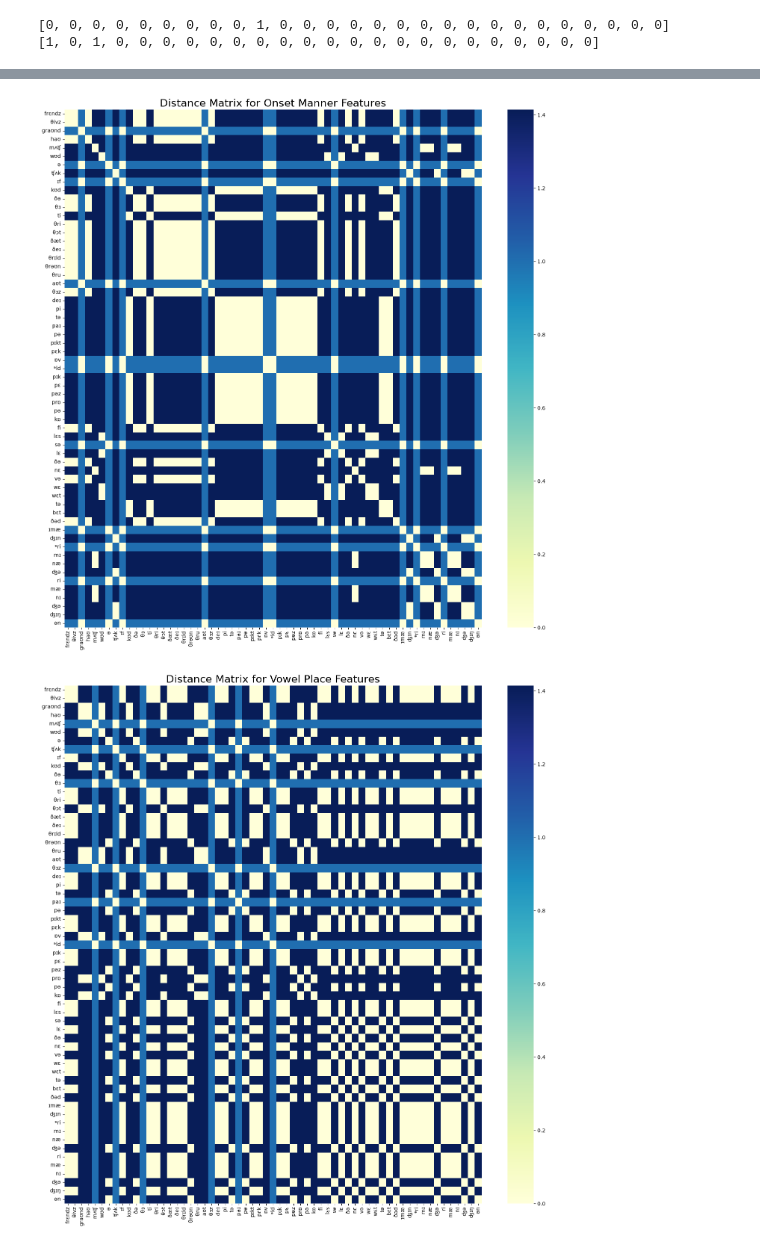
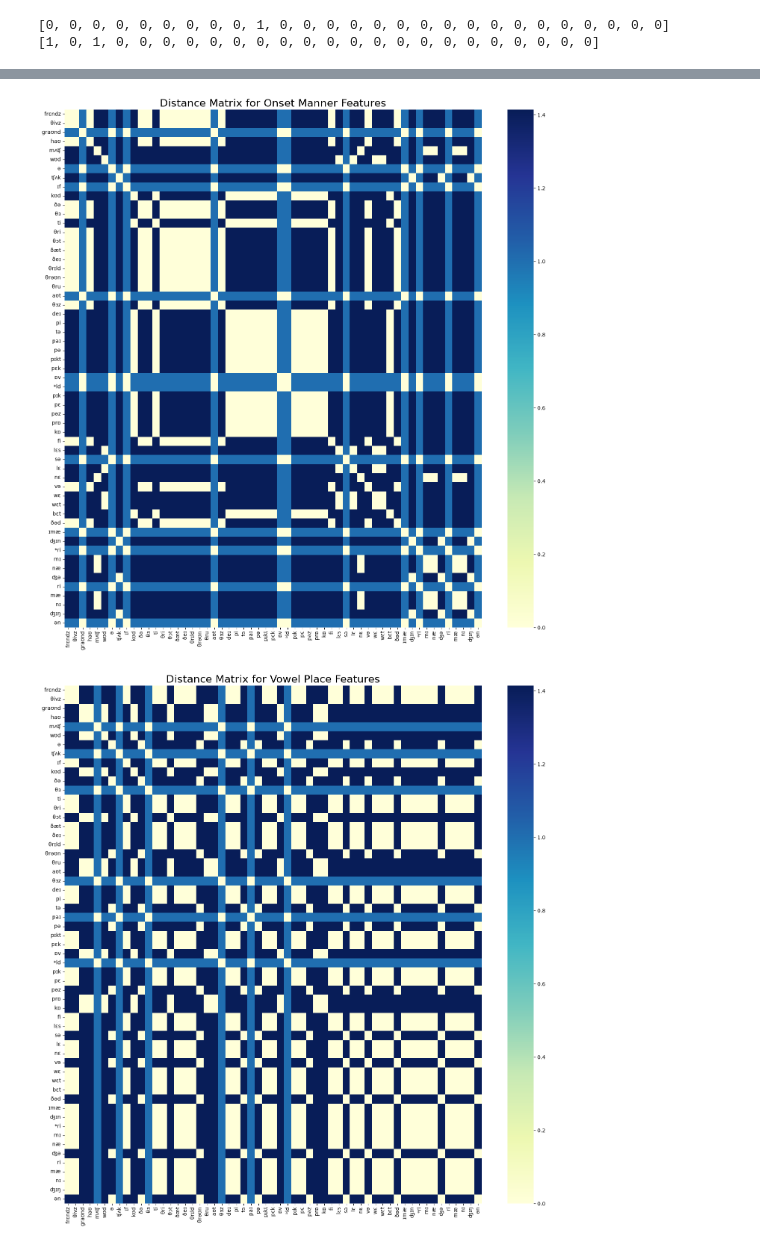
Before and after one commit to AmandaGiselleLily/TongueTwister, a Jupyter notebook: Analysis/syllable_pairs.ipynb, the cells around one changed output, grey strips where cells are left out. Drawn from its saved outputs; the diff is of its cells as text; code cells hidden in the pictures.

Commit message:
unique stimuli

```diff
--- a/Analysis/syllable_pairs.ipynb
+++ b/Analysis/syllable_pairs.ipynb
@@ -57,9 +59,9 @@ print(sv.syllable_vector(stimuli["syll_IPA"][6],"C_I_P"))
 # %%
 onset_place = []
 
-for i in range(len(stimuli["syll_IPA"])):
-    print(stimuli["syll_IPA"][i])
-    onset_place.append(sv.syllable_vector(stimuli["syll_IPA"][i], "P_N_N"))
+for i in range(len(unique_stimuli )):
+    print(unique_stimuli[i])
+    onset_place.append(sv.syllable_vector(unique_stimuli[i], "P_N_N"))
 # %% [output]
 frɛndz
 θivz
@@ -81,43 +83,43 @@ nɪ
 # %%
 coda_place = []
 
-for i in range(len(stimuli["syll_IPA"])):
-    coda_place.append(sv.syllable_vector(stimuli["syll_IPA"][i], "N_N_P"))
+for i in range(len(unique_stimuli )):
+    coda_place.append(sv.syllable_vector(unique_stimuli[i], "N_N_P"))
 # %%
 vowel_place = []
 
-for i in range(len(stimuli["syll_IPA"])):
-    vowel_place.append(sv.syllable_vector(stimuli["syll_IPA"][i], "N_P_N"))
+for i in range(len(unique_stimuli )):
+    vowel_place.append(sv.syllable_vector(unique_stimuli[i], "N_P_N"))
 # %%
 onset_manner = []
 
-for i in range(len(stimuli["syll_IPA"])):
-    onset_manner.append(sv.syllable_vector(stimuli["syll_IPA"][i], "M_N_N"))
+for i in range(len(unique_stimuli )):
+    onset_manner.append(sv.syllable_vector(unique_stimuli[i], "M_N_N"))
 
 coda_manner = []
 
-for i in range(len(stimuli["syll_IPA"])):
-    coda_manner.append(sv.syllable_vector(stimuli["syll_IPA"][i], "N_N_M"))
+for i in range(len(unique_stimuli )):
+    coda_manner.append(sv.syllable_vector(unique_stimuli[i], "N_N_M"))
 
 vowel_manner = []
 
-for i in range(len(stimuli["syll_IPA"])):
-    vowel_manner.append(sv.syllable_vector(stimuli["syll_IPA"][i], "N_M_N"))
+for i in range(len(unique_stimuli )):
+    vowel_manner.append(sv.syllable_vector(unique_stimuli[i], "N_M_N"))
 
 vowel_identity = []
 
-for i in range(len(stimuli["syll_IPA"])):
-    vowel_identity.append(sv.syllable_vector(stimuli["syll_IPA"][i], "N_I_N"))
+for i in range(len(unique_stimuli )):
+    vowel_identity.append(sv.syllable_vector(unique_stimuli[i], "N_I_N"))
 
 coda_cluster = []
 
-for i in range(len(stimuli["syll_IPA"])):
-    coda_cluster.append(sv.syllable_vector(stimuli["syll_IPA"][i], "N_N_C"))
+for i in range(len(unique_stimuli )):
+    coda_cluster.append(sv.syllable_vector(unique_stimuli[i], "N_N_C"))
 
 onset_cluster = []
 
-for i in range(len(stimuli["syll_IPA"])):
-    onset_cluster.append(sv.syllable_vector(stimuli["syll_IPA"][i], "C_N_N"))
+for i in range(len(unique_stimuli )):
+    onset_cluster.append(sv.syllable_vector(unique_stimuli[i], "C_N_N"))
 # %%
 onset_identity = []
 coda_identity = []
@@ -168,5 +170,5 @@ for i in range(len(phonetic_features_list)):
 
     plt.title(f"Distance Matrix for {phonetic_titles[i]} Features", fontsize=20)
 
-    ax = sns.heatmap(distances_matrix(phonetic_features_list[i]), xticklabels=stimuli["syll_IPA"], yticklabels=stimuli["syll_IPA"], cmap="YlGnBu", annot=False, fmt=".2f")
+    ax = sns.heatmap(distances_matrix(phonetic_features_list[i]), xticklabels=unique_stimuli , yticklabels=unique_stimuli, cmap="YlGnBu", annot=False, fmt=".2f")
 # %% [output]
@@ -174,2 +176,2 @@ for i in range(len(phonetic_features_list)):
-[figure, old version]
+[figure, new version]
-[figure, old version]
+[figure, new version]
```
Also changed, not shown: parts of 5 cells of this notebook.
